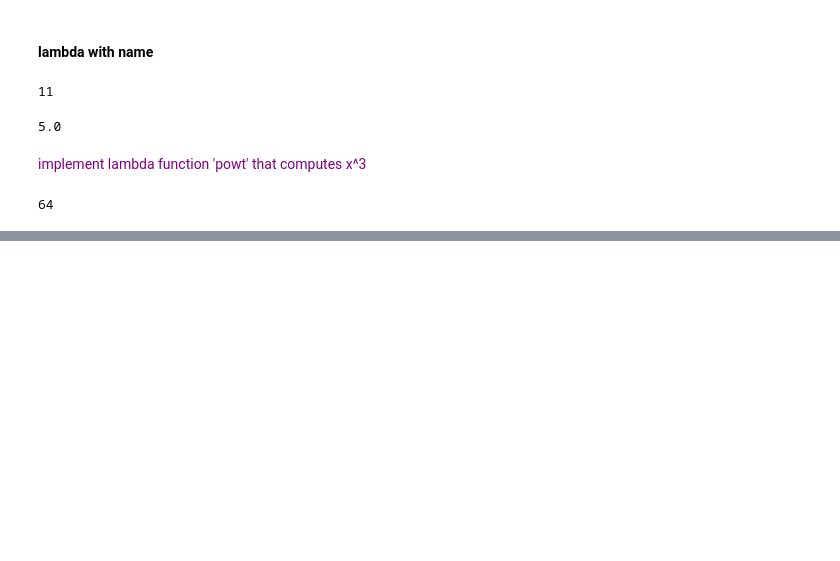
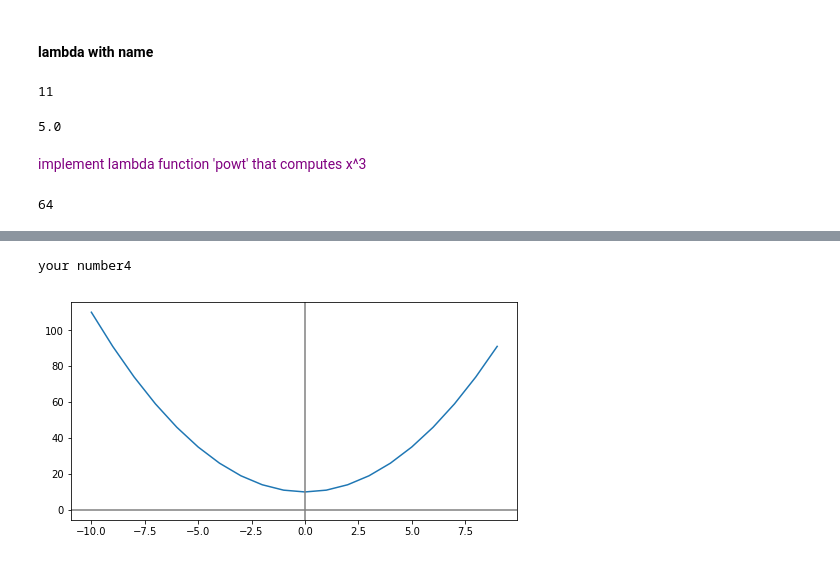
Before and after one commit to chezydan/pytopics, a Jupyter notebook: Functional.ipynb, the cells around one changed output, grey strips where cells are left out. Drawn from its saved outputs; the diff is of its cells as text; code cells hidden in the pictures; blank space fills up the shorter version.

Commit message:
sympy, danutils, func, Knn JSON Scrap DimRed

```diff
--- a/Functional.ipynb
+++ b/Functional.ipynb
@@ -234,0 +265,4 @@ h(4)
+# %%
+def xMinusP(x,p=2):
+    '''recieves x and p(=2), y = (x-p)^2'''
+    return (x-p)**2
@@ -234,0 +348,29 @@ h(4)
+# %%
+Y=list(map( xMinusP, [2,4,5]))
+# %%
+r=input("your number")
+if r in [2,3,4]:
+    print("is"+str(r))
+# %% [output]
+your number4
+# %%
+import matplotlib.pyplot as plt
+def plotFunc(X,Y,adjust=False):
+    if X ==[0]:
+        X=[x for x in range(-10,10,1)]
+    plt.figure(figsize=(8,4))
+    plt.plot(X,Y)
+    if adjust:
+        plt.axis( [min(min(Y),min(X)),max(max(Y),max(X)) ,min(min(Y),min(X)),max(max(Y),max(X))])
+
+    plt.axhline(color='gray')
+    plt.axvline(color='gray')
+
+    plt.show()
+# %%
+X=[x for x in range(-10,10,1)]
+f=lambda x : x**2 +10
+Y=list(map(f,X))
+plotFunc(X,Y)
+# %% [output]
+[figure, added]
```
Also changed, not shown: parts of 15 cells of this notebook, 25 other files.
